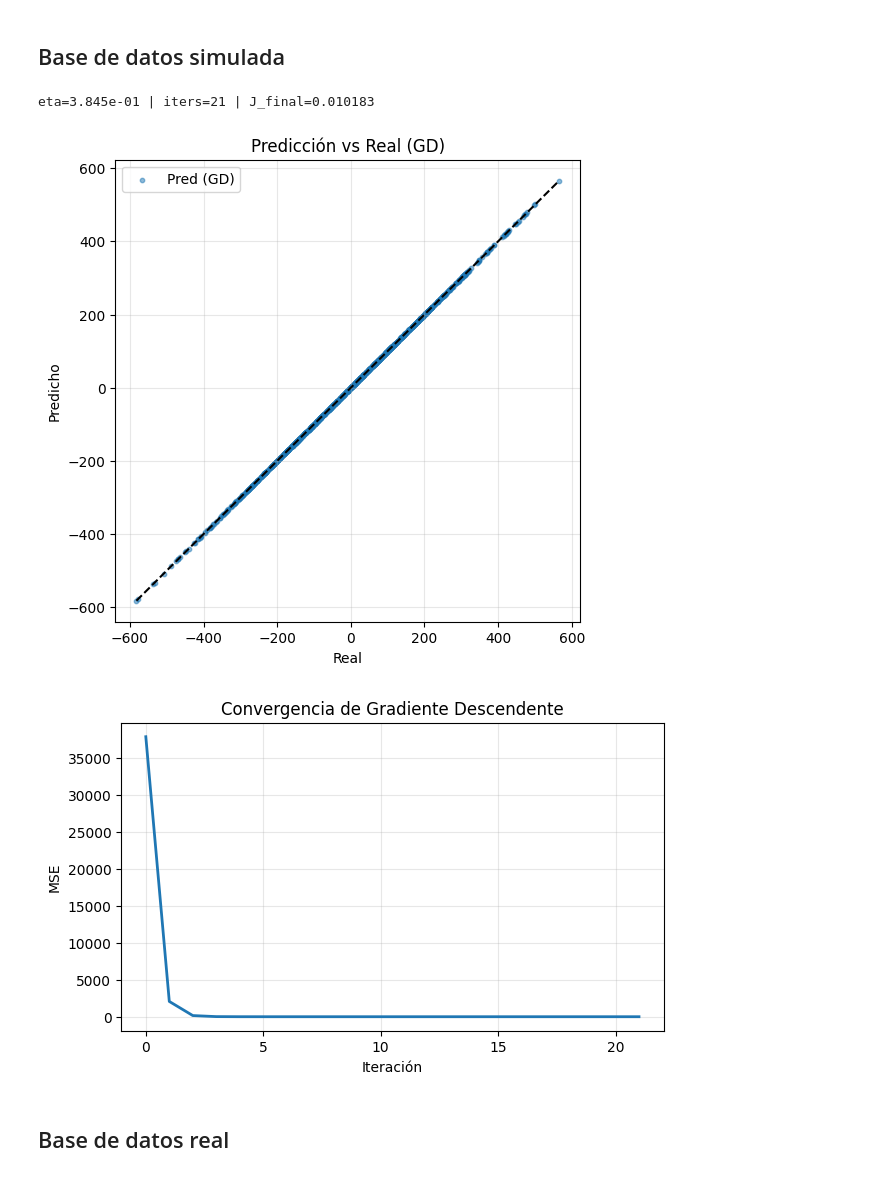
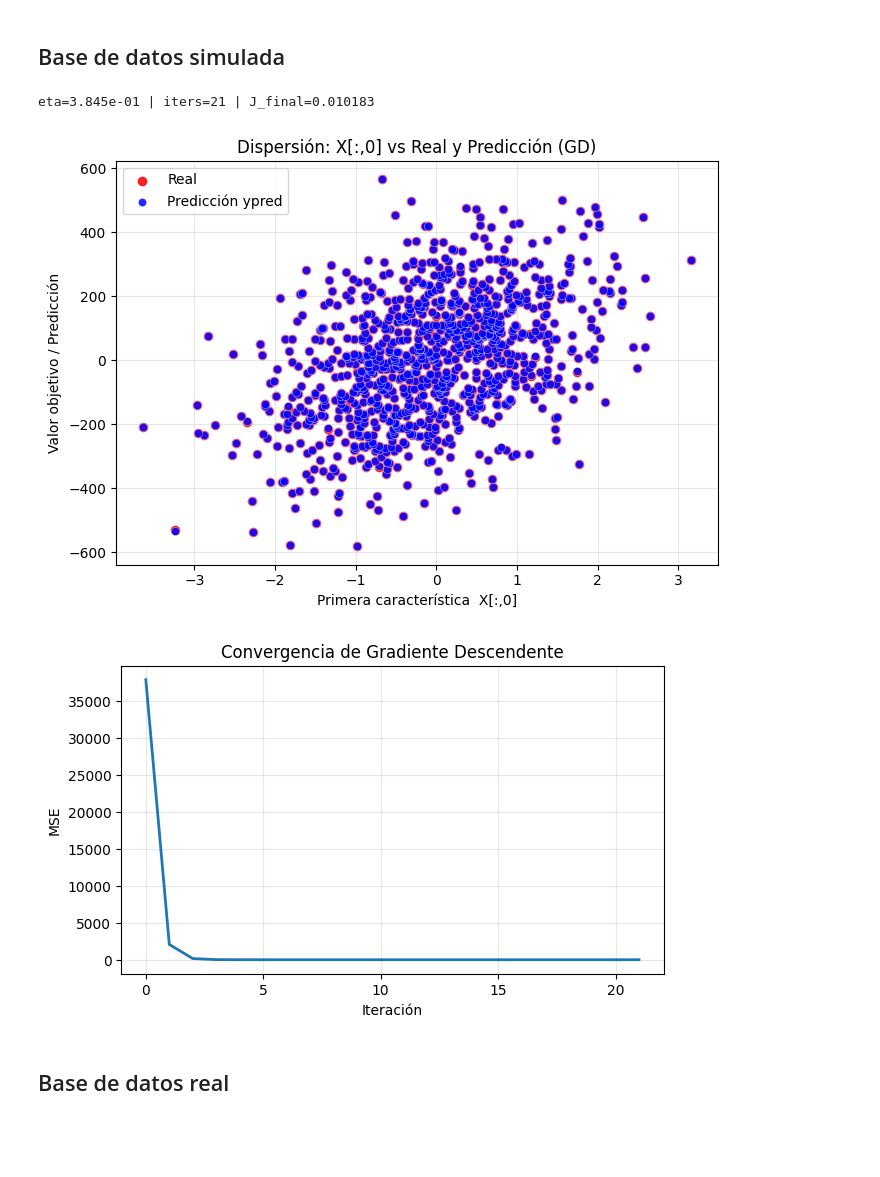
Before and after one commit to PaulinaRuizB/Machine_Learning_Theory, a Jupyter notebook: Task_3_Analytic_and_iterative_solution_for_database.ipynb, the cells around one changed output. Saved outputs shown, nothing was run; the diff lists cells and outputs as text; code cells hidden in the pictures; blank space fills up the shorter version.

```diff
--- a/Task_3_Analytic_and_iterative_solution_for_database.ipynb
+++ b/Task_3_Analytic_and_iterative_solution_for_database.ipynb
@@ -253,38 +253,48 @@ def gd_linear_regression(X, y, iters=2000, eta=None, c_auto=0.9, tol=1e-9, verbo
 # %%
 # 2) Preprocesamiento: estandarizar + añadir bias
 scaler = StandardScaler()
 X_std = scaler.fit_transform(x)
 Xb = np.hstack([np.ones((N,1)), X_std])  # columna de 1s para bias
 
 # 3) Usar tu misma función gd_linear_regression
 w_gd, J_hist, w_hist, eta = gd_linear_regression(
     Xb, y, iters=3000, eta=None, c_auto=0.95, tol=1e-9, verbose=True
 )
 
 # 4) Predicciones
 y_pred = Xb @ w_gd
 
+# === Gráfica al estilo de tu imagen: X[:,0] vs (Real y Predicho) ===
+ind_ = np.argsort(y)  # ordena por el valor real
+x0_sorted = x[ind_, 0]          # usamos la PRIMERA feature (sin estandarizar) en el eje X
+y_sorted  = y[ind_]             # valores reales ordenados
+yp_sorted = y_pred[ind_]        # predicciones en el mismo orden
 
-# 5) Graficar pred vs real
-plt.figure(figsize=(6,6))
-plt.scatter(y, y_pred, s=10, alpha=0.5, label="Pred (GD)")
-lims = [min(y.min(), y_pred.min()), max(y.max(), y_pred.max())]
-plt.plot(lims, lims, 'k--')
-plt.xlabel("Real"); plt.ylabel("Predicho")
-plt.legend(); plt.grid(True, alpha=0.3)
-plt.title("Predicción vs Real (GD)")
+plt.figure(figsize=(7,5))
+# Real (rojo)
+plt.scatter(x0_sorted, y_sorted, c='r', s=35, alpha=0.85, label='Real')
+# Predicción (azul). Sube zorder y pon borde para que no se "pierda"
+plt.scatter(x0_sorted, yp_sorted, c='b', s=35, alpha=0.85, label='Predicción ypred',
+            edgecolor='white', linewidth=0.3, zorder=3)
+
+plt.xlabel("Primera característica  X[:,0]")
+plt.ylabel("Valor objetivo / Predicción")
+plt.title("Dispersión: X[:,0] vs Real y Predicción (GD)")
+plt.legend()
+plt.grid(True, alpha=0.3)
+plt.tight_layout()
 plt.show()
 
 # 6) Graficar costo por iteración
 plt.figure(figsize=(7,4))
 plt.plot(J_hist, linewidth=2)
 plt.xlabel("Iteración"); plt.ylabel("MSE")
 plt.title("Convergencia de Gradiente Descendente")
 plt.grid(True, alpha=0.3)
 plt.show()
 # %% [output]
 eta=3.845e-01 | iters=21 | J_final=0.010183
-[figure, old version]
+[figure, new version]
 [figure]
 # %% [markdown]
 ## Base de datos real
```
Also changed, not shown: parts of 1 cell of this notebook.
